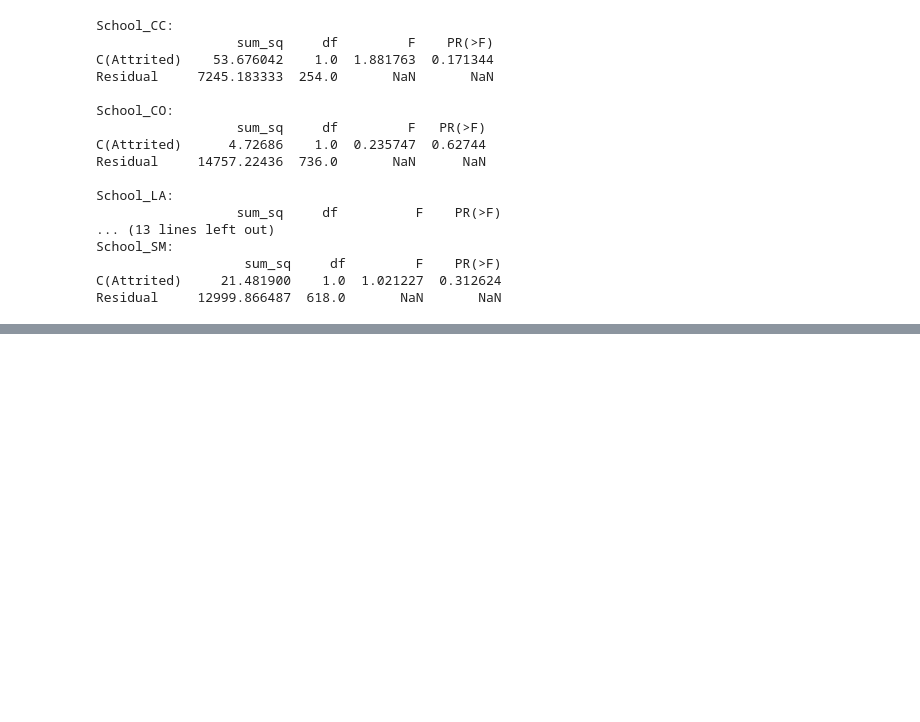
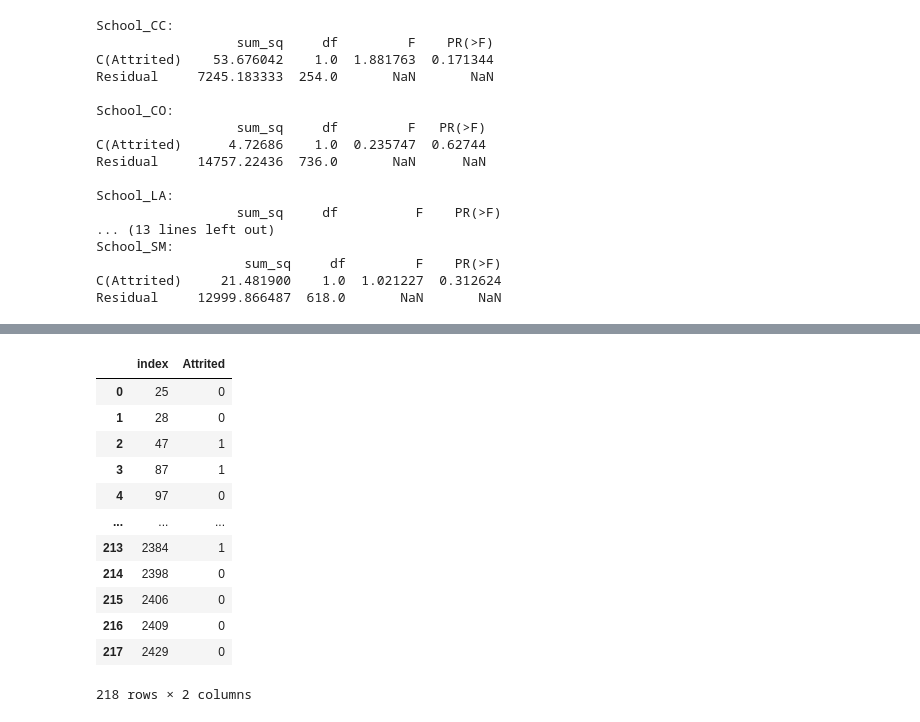
Before and after one commit to eitellauria/Retention, a Jupyter notebook: Freshmen_Retention.ipynb, the cells around one changed output, grey strips where cells are left out. Cells and saved outputs as stored; diff of their text form; code cells hidden in the pictures; blank space fills up the shorter version.

```diff
--- a/Freshmen_Retention.ipynb
+++ b/Freshmen_Retention.ipynb
@@ -979,0 +1008,16 @@ Residual     12999.866487  618.0       NaN       NaN
+# %%
+filtered_y
+# %% [output]
+|  | index | Attrited |
+| 0 | 25 | 0 |
+| 1 | 28 | 0 |
+| 2 | 47 | 1 |
+| 3 | 87 | 1 |
+| 4 | 97 | 0 |
+| ... | ... | ... |
+| 213 | 2384 | 1 |
+| 214 | 2398 | 0 |
+| 215 | 2406 | 0 |
+| 216 | 2409 | 0 |
+| 217 | 2429 | 0 |
+218 rows × 2 columns
```
Also changed, not shown: parts of 11 cells of this notebook.
